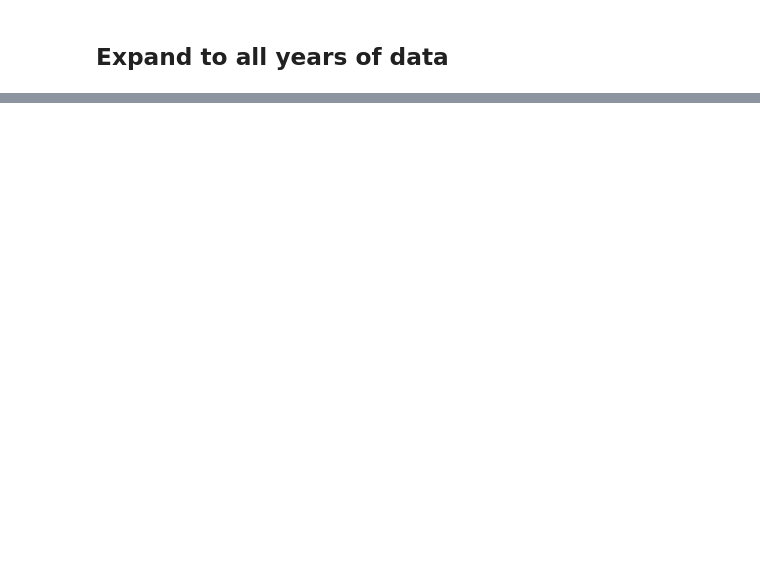
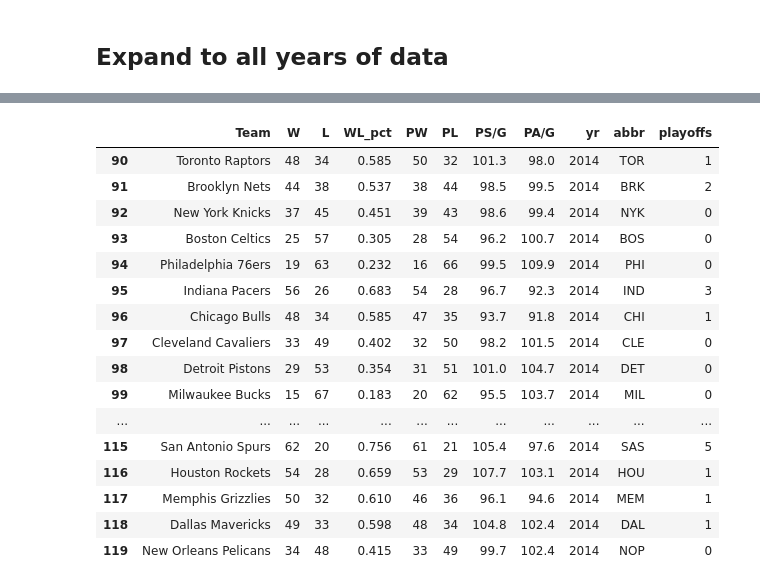
Before and after one commit to dalpert/thesis, a Jupyter notebook: thesis_ball_touch_scrape.ipynb, the cells around one changed output, grey strips where cells are left out. Saved outputs shown, nothing was run; the diff lists cells and outputs as text; code cells hidden in the pictures; blank space fills up the shorter version.

```diff
--- a/thesis_ball_touch_scrape.ipynb
+++ b/thesis_ball_touch_scrape.ipynb
@@ -219,3 +246,23 @@ g_log = get_ball_touch_gini_log(yr)
+# %%
+s_res[s_res['yr'] == 2014]
+# %% [output]
+|  | Team | W | L | WL_pct | PW | PL | PS/G | PA/G | yr | abbr | playoffs |
+| 90 | Toronto Raptors | 48 | 34 | 0.585 | 50 | 32 | 101.3 | 98.0 | 2014 | TOR | 1 |
+| 91 | Brooklyn Nets | 44 | 38 | 0.537 | 38 | 44 | 98.5 | 99.5 | 2014 | BRK | 2 |
+| 92 | New York Knicks | 37 | 45 | 0.451 | 39 | 43 | 98.6 | 99.4 | 2014 | NYK | 0 |
+| 93 | Boston Celtics | 25 | 57 | 0.305 | 28 | 54 | 96.2 | 100.7 | 2014 | BOS | 0 |
+| 94 | Philadelphia 76ers | 19 | 63 | 0.232 | 16 | 66 | 99.5 | 109.9 | 2014 | PHI | 0 |
+| 95 | Indiana Pacers | 56 | 26 | 0.683 | 54 | 28 | 96.7 | 92.3 | 2014 | IND | 3 |
+| 96 | Chicago Bulls | 48 | 34 | 0.585 | 47 | 35 | 93.7 | 91.8 | 2014 | CHI | 1 |
+| 97 | Cleveland Cavaliers | 33 | 49 | 0.402 | 32 | 50 | 98.2 | 101.5 | 2014 | CLE | 0 |
+| 98 | Detroit Pistons | 29 | 53 | 0.354 | 31 | 51 | 101.0 | 104.7 | 2014 | DET | 0 |
+| 99 | Milwaukee Bucks | 15 | 67 | 0.183 | 20 | 62 | 95.5 | 103.7 | 2014 | MIL | 0 |
+| ... | ... | ... | ... | ... | ... | ... | ... | ... | ... | ... | ... |
+| 115 | San Antonio Spurs | 62 | 20 | 0.756 | 61 | 21 | 105.4 | 97.6 | 2014 | SAS | 5 |
+| 116 | Houston Rockets | 54 | 28 | 0.659 | 53 | 29 | 107.7 | 103.1 | 2014 | HOU | 1 |
+| 117 | Memphis Grizzlies | 50 | 32 | 0.610 | 46 | 36 | 96.1 | 94.6 | 2014 | MEM | 1 |
+| 118 | Dallas Mavericks | 49 | 33 | 0.598 | 48 | 34 | 104.8 | 102.4 | 2014 | DAL | 1 |
+| 119 | New Orleans Pelicans | 34 | 48 | 0.415 | 33 | 49 | 99.7 | 102.4 | 2014 | NOP | 0 |
 # %%
 g_log = pd.DataFrame()
 for yr in range(2014,2018):
```
Also changed, not shown: parts of 17 cells of this notebook.
